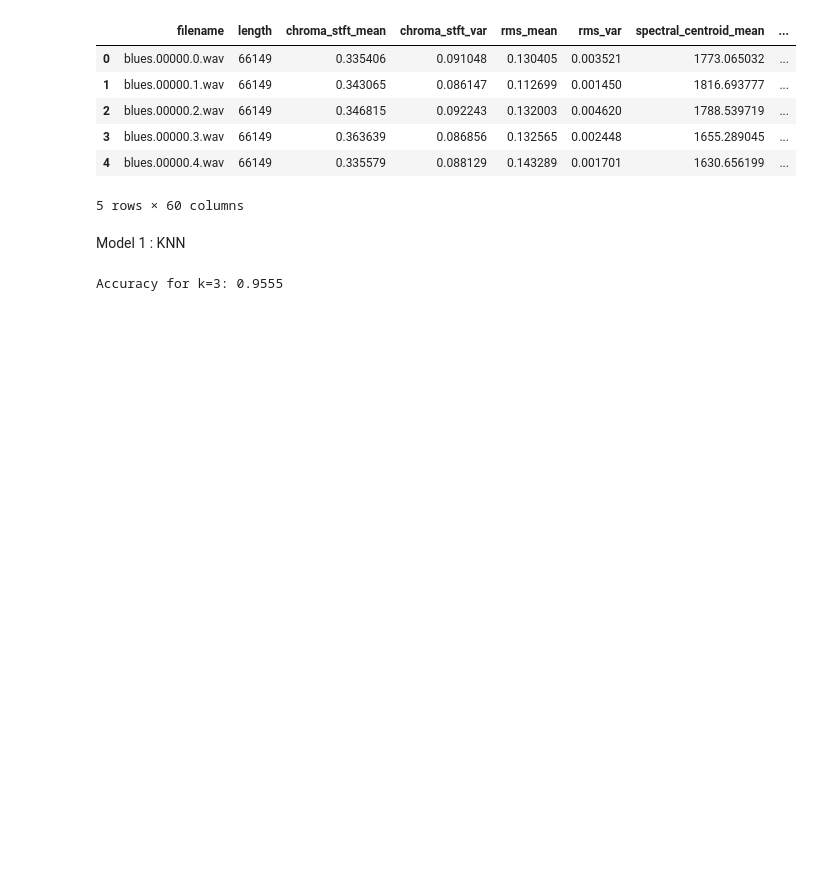
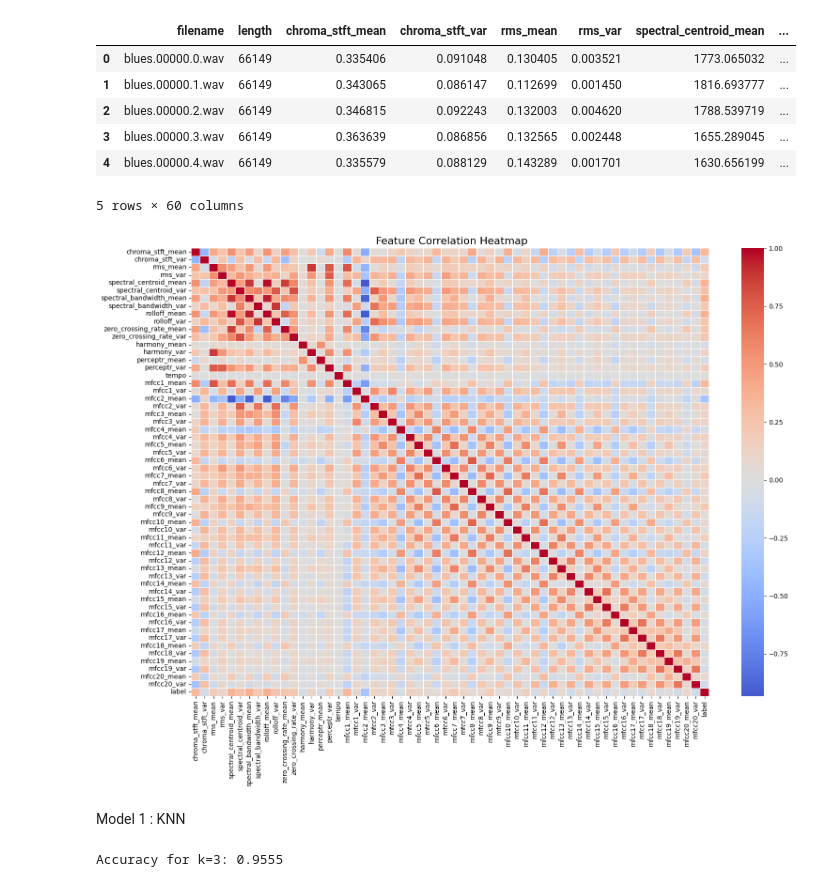
Before and after one commit to Saumi18/Music-Genre-Classification, a Jupyter notebook: Music_Genre_Classification.ipynb, the cells around one changed output. Drawn from its saved outputs; the diff is of its cells as text; code cells hidden in the pictures; blank space fills up the shorter version.

```diff
--- a/Music_Genre_Classification.ipynb
+++ b/Music_Genre_Classification.ipynb
@@ -59,6 +59,18 @@ X_scaled = scaler.fit_transform(X)
 
 # Split data into training & testing sets (80% train, 20% test)
 X_train, X_test, y_train, y_test = train_test_split(X_scaled, y, test_size=0.2, random_state=42)
+# %%
+# Compute the correlation matrix (excluding non-numeric columns)
+corr_matrix = df.corr()
+
+# Plot the correlation heatmap
+plt.figure(figsize=(16, 12))
+sns.heatmap(corr_matrix, cmap='coolwarm', center=0, linewidths=0.5)
+plt.title(" Feature Correlation Heatmap", fontsize=16)
+plt.tight_layout()
+plt.show()
+# %% [output]
+[figure, added]
 # %% [markdown]
 Model 1 : KNN
 # %%
```
Also changed, not shown: parts of 4 cells of this notebook.
